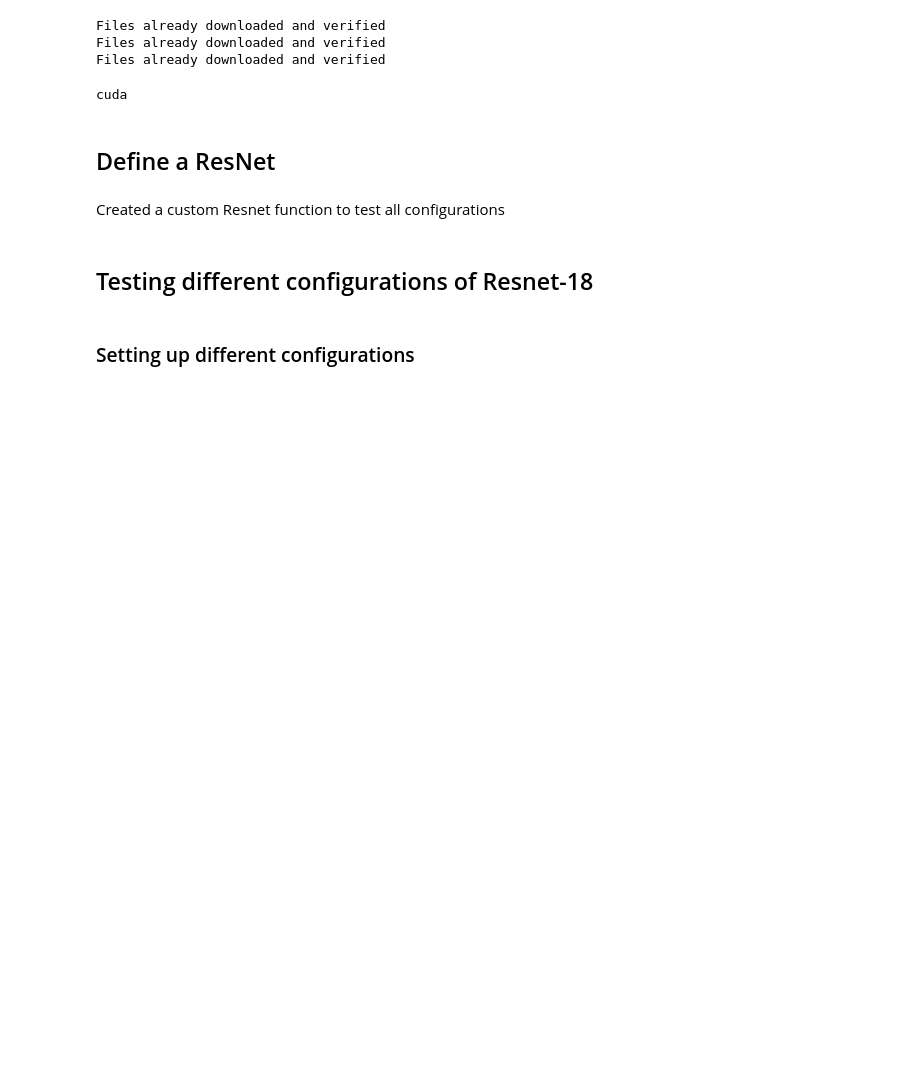
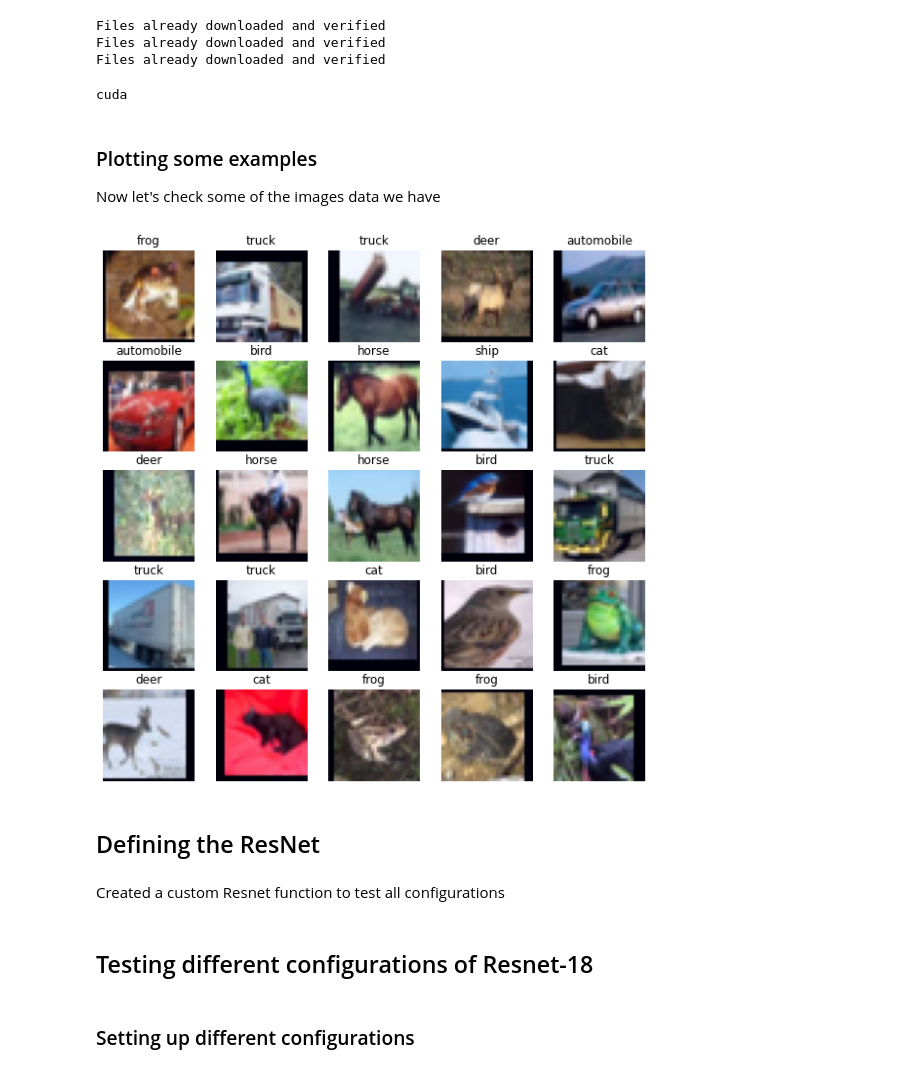
Before and after one commit to ashwin-sp/resnet_modified, a Jupyter notebook: mini_project.ipynb, the cells around one changed output. Saved outputs shown, nothing was run; the diff lists cells and outputs as text; code cells hidden in the pictures; blank space fills up the shorter version.

Commit message:
Added confusion matrix results and initial image printing

```diff
--- a/mini_project.ipynb
+++ b/mini_project.ipynb
@@ -94,8 +99,8 @@ test_iterator = torch.utils.data.DataLoader(
     testset, batch_size=100, shuffle=False, num_workers=2)
 
 # Target classes
-classes = ('plane', 'car', 'bird', 'cat', 'deer',
-           'dog', 'frog', 'horse', 'ship', 'truck')
+# classes = ('plane', 'car', 'bird', 'cat', 'deer',
+#            'dog', 'frog', 'horse', 'ship', 'truck')
 # %% [output]
 Files already downloaded and verified
 Files already downloaded and verified
@@ -106,5 +111,45 @@ device = 'cuda' if torch.cuda.is_available() else 'cpu'
 print(device)
 # %% [output]
 cuda
+# %% [markdown]
+### Plotting some examples
+
+Now let's check some of the images data we have
+# %%
+def plot_images(images, labels, classes, normalize = False):
+
+    n_images = len(images)
+
+    rows = int(np.sqrt(n_images))
+    cols = int(np.sqrt(n_images))
+
+    fig = plt.figure(figsize = (10, 10))
+
+    for i in range(rows*cols):
+
+        ax = fig.add_subplot(rows, cols, i+1)
+
+        image = images[i]
+
+        if normalize:
+            image_min = image.min()
+            image_max = image.max()
+            image.clamp_(min = image_min, max = image_max)
+            image.add_(-image_min).div_(image_max - image_min + 1e-5)
+
+        ax.imshow(image.permute(1, 2, 0).cpu().numpy())
+        ax.set_title(classes[labels[i]])
+        ax.axis('off')
+# %%
+N_IMAGES = 25
+
+images, labels = zip(*[(image, label) for image, label in
+                           [trainset[i] for i in range(N_IMAGES)]])
+
+classes = testset.classes
+# %%
+plot_images(images, labels, classes, normalize = True)
+# %% [output]
+[figure, added]
 # %% [markdown]
-## Define a ResNet
+## Defining the ResNet
```
Also changed, not shown: parts of 13 cells of this notebook.
